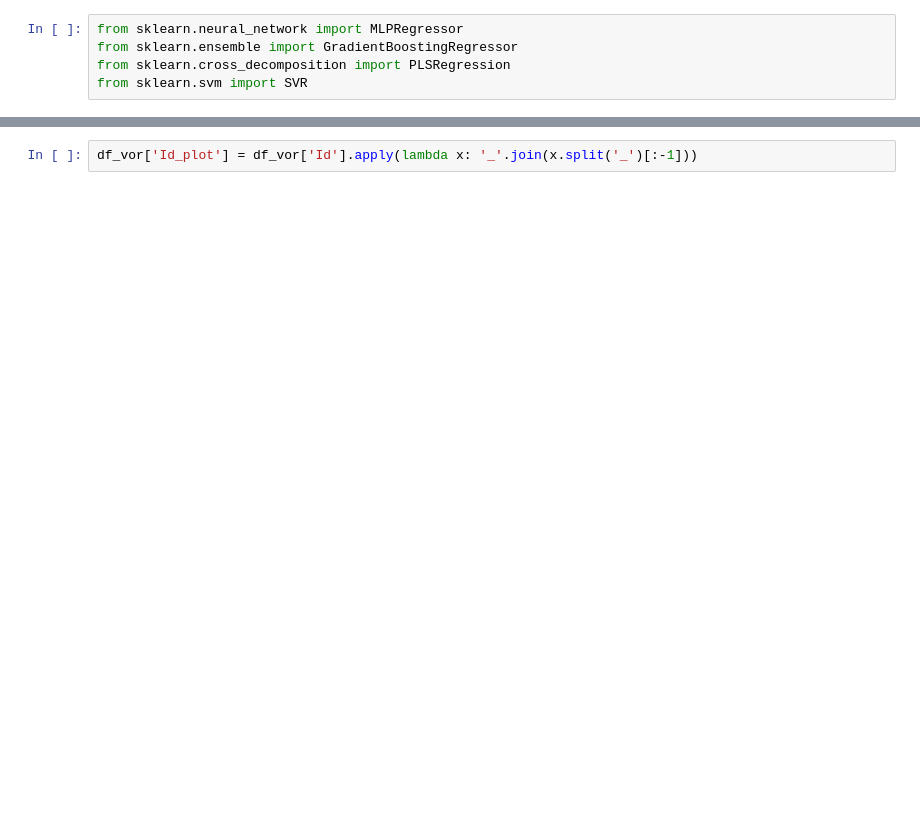
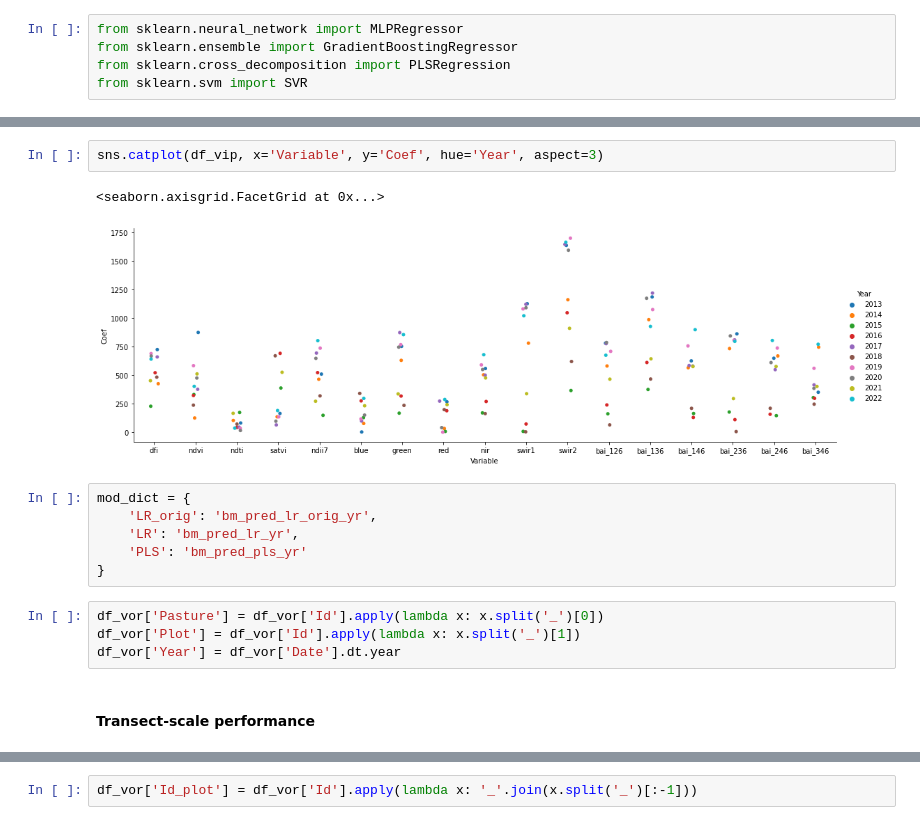
Before and after one commit to kearney-sp/cper_hls_veg_models, a Jupyter notebook: biomass/fit_ml_models_hls_vor_bm.ipynb, the cells around one changed output, grey strips where cells are left out. Drawn from its saved outputs; the diff is of its cells as text; blank space fills up the shorter version.

```diff
--- a/biomass/fit_ml_models_hls_vor_bm.ipynb
+++ b/biomass/fit_ml_models_hls_vor_bm.ipynb
@@ -269,0 +394,17 @@ n_comps
+# %%
+sns.catplot(df_vip, x='Variable', y='Coef', hue='Year', aspect=3)
+# %% [output]
+<seaborn.axisgrid.FacetGrid at 0x...>
+[figure, added]
+# %%
+mod_dict = {
+    'LR_orig': 'bm_pred_lr_orig_yr',
+    'LR': 'bm_pred_lr_yr',
+    'PLS': 'bm_pred_pls_yr'
+}
+# %%
+df_vor['Pasture'] = df_vor['Id'].apply(lambda x: x.split('_')[0])
+df_vor['Plot'] = df_vor['Id'].apply(lambda x: x.split('_')[1])
+df_vor['Year'] = df_vor['Date'].dt.year
+# %% [markdown]
+#### Transect-scale performance
```
Also changed, not shown: parts of 30 cells of this notebook, 2 other files.
